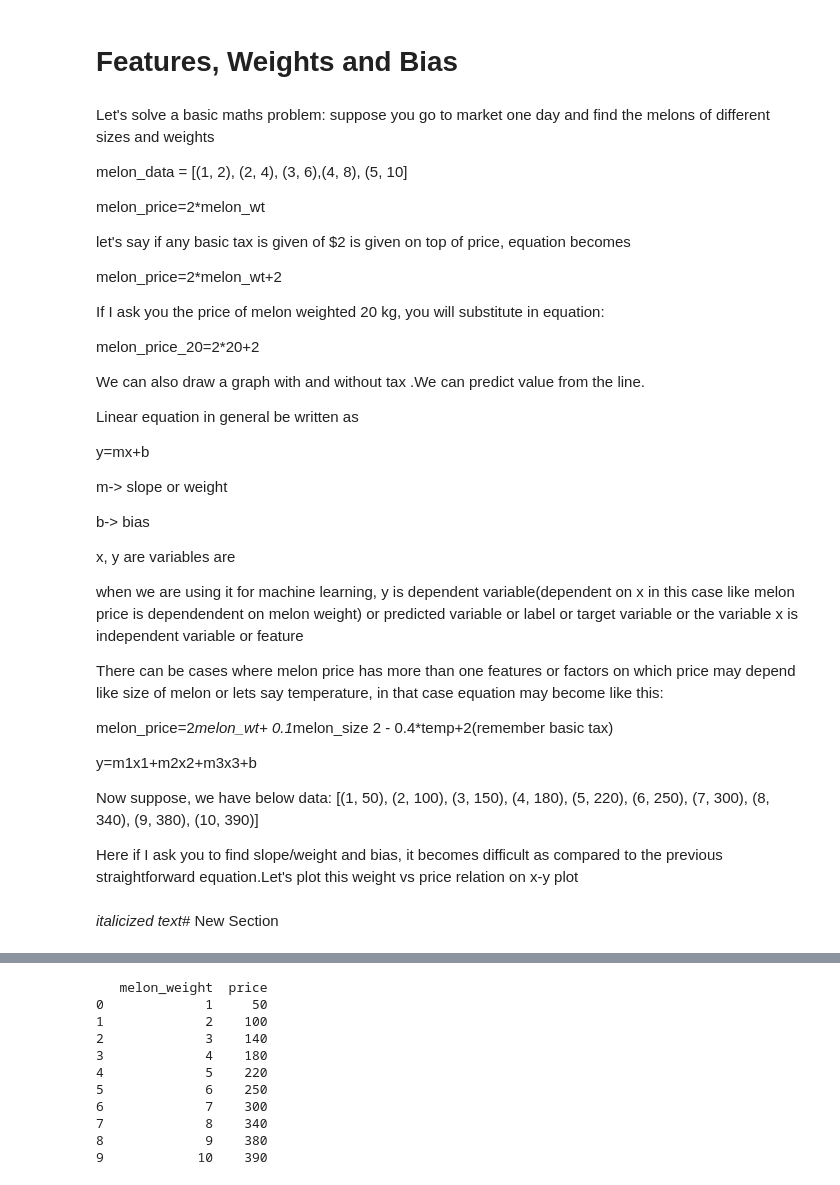
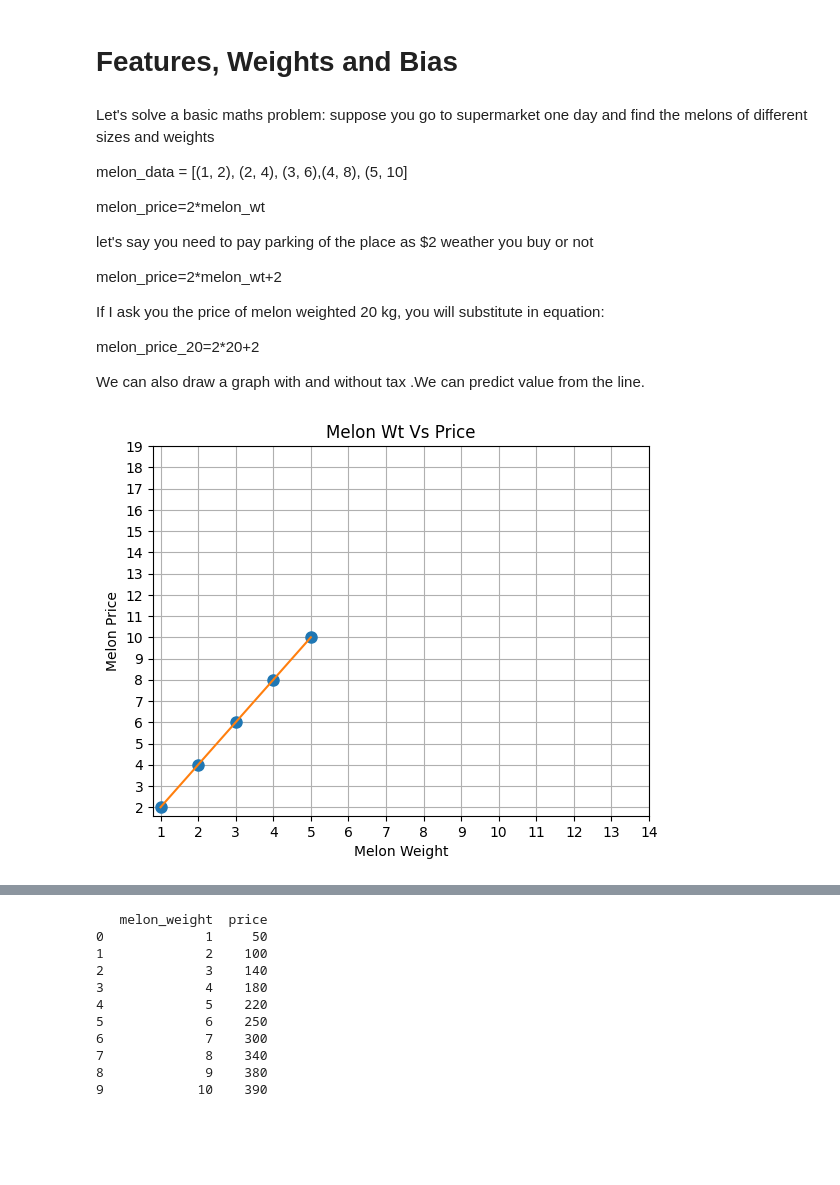
Before and after one commit to anuradha-datascience/machine-learning, a Jupyter notebook: MachineLearningforBeginners_Part_1_Linear_Regression.ipynb, the cells around one changed output, grey strips where cells are left out. Cells and saved outputs as stored; diff of their text form; code cells hidden in the pictures; blank space fills up the shorter version.

```diff
--- a/MachineLearningforBeginners_Part_1_Linear_Regression.ipynb
+++ b/MachineLearningforBeginners_Part_1_Linear_Regression.ipynb
@@ -30,13 +30,14 @@ Python ?
 # Features, Weights and Bias
 # %% [markdown]
 Let's solve a basic maths problem:
-suppose you go to market one day and find the melons of different sizes and weights
+suppose you go to supermarket one day and find the melons of different sizes and weights
 
 melon_data = [(1, 2), (2, 4), (3, 6),(4, 8), (5, 10]
 
 melon_price=2*melon_wt
 
-let's say if any basic tax is given of $2 is given on top of price, equation becomes
+let's say  you need to pay parking of the place as $2 weather you buy or not
+
 
 melon_price=2*melon_wt+2
 
@@ -45,31 +46,3 @@ If I ask you the price of melon weighted 20 kg, you will substitute in equation:
 melon_price_20=2*20+2
 
 We can also draw a graph with and without tax .We can predict value from the line.
-
-Linear equation in general be written as
-
-y=mx+b
-
-m-> slope or weight
-
-b-> bias
-
-x, y are variables are
-
-when we are using it for machine learning, y is dependent variable(dependent on x in this case like melon price is dependendent on melon weight) or predicted variable or label or target variable or the variable
-x is independent variable or feature
-
-There can be cases where melon price has more than one features or factors on which price may depend like size of melon or lets say temperature, in that case equation may become like this:
-
-
-melon_price=2*melon_wt+ 0.1*melon_size 2 - 0.4*temp+2(remember basic tax)
-
-y=m1x1+m2x2+m3x3+b
-
-
-Now suppose, we have below data:
-[(1, 50), (2, 100), (3, 150), (4, 180), (5, 220), (6, 250), (7, 300), (8, 340), (9, 380), (10, 390)]
-
-Here if I ask you to find slope/weight and bias, it becomes difficult as compared to the previous straightforward equation.Let's plot this weight vs price relation on x-y plot
-# %% [markdown]
-*italicized text*# New Section
@@ -77,0 +49,30 @@ melon_data = [(1, 50), (2, 100), (3, 150), (4, 180), (5, 220), (6, 250), (7, 300
+# %%
+import matplotlib.pyplot as plt
+
+# Sample list of tuples containing coordinates
+coordinates = [(1, 2), (2, 4), (3, 6), (4, 8), (5, 10)]
+
+# Extract x and y coordinates from the list of tuples
+x_values = [coord[0] for coord in coordinates]
+y_values = [coord[1] for coord in coordinates]
+
+# Plot the points
+plt.plot(x_values, y_values, marker='o', linestyle='', markersize=8)
+
+# Draw lines connecting the points
+plt.plot(x_values, y_values, linestyle='-', marker='')
+
+# Add labels and title
+# Customize x-ticks to display integers
+plt.xticks(range(min(x_values), max(x_values)+10))
+plt.yticks(range(min(y_values), max(x_values)+15))
+
+# Add labels and title
+plt.xlabel('Melon Weight')
+plt.ylabel('Melon Price')
+plt.title('Melon Wt Vs Price')
+# Show the plot
+plt.grid(True)
+plt.show()
+# %% [output]
+[figure, added]
```
Also changed, not shown: parts of 2 cells of this notebook.
